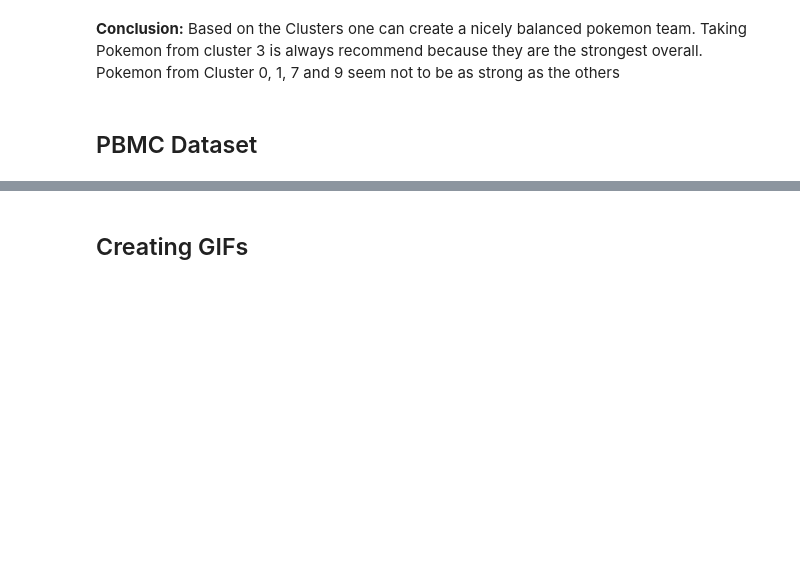
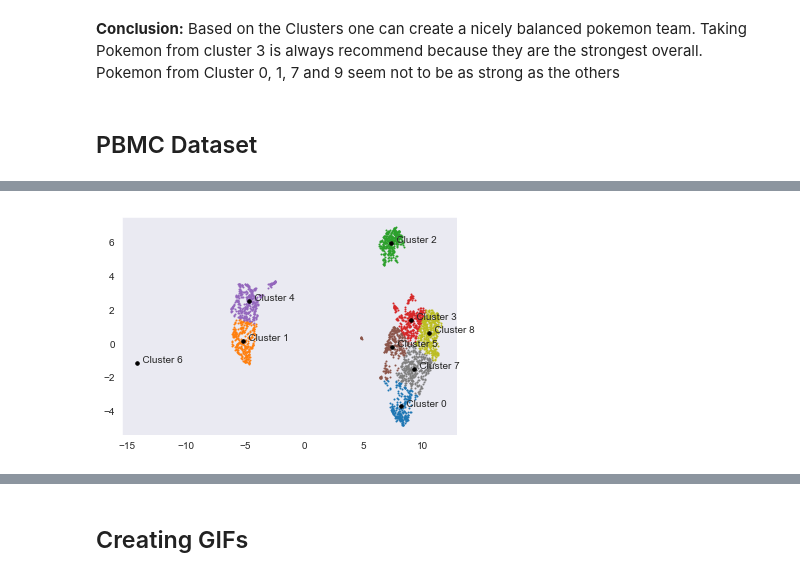
Before and after one commit to datascience-mobi/project-04-group-04, a Jupyter notebook: Group 04-04 KMeans Clustering.ipynb, the cells around one changed output, grey strips where cells are left out. Drawn from its saved outputs; the diff is of its cells as text; code cells hidden in the pictures; blank space fills up the shorter version.

```diff
--- a/Group 04-04 KMeans Clustering.ipynb
+++ b/Group 04-04 KMeans Clustering.ipynb
@@ -482,0 +652,4 @@ Cluster 3 contains the strongest overall pokemons with also the most HP. The str
+# %%
+u.plot(km_umap)
+# %% [output]
+[figure, added]
```
Also changed, not shown: parts of 28 cells of this notebook.
